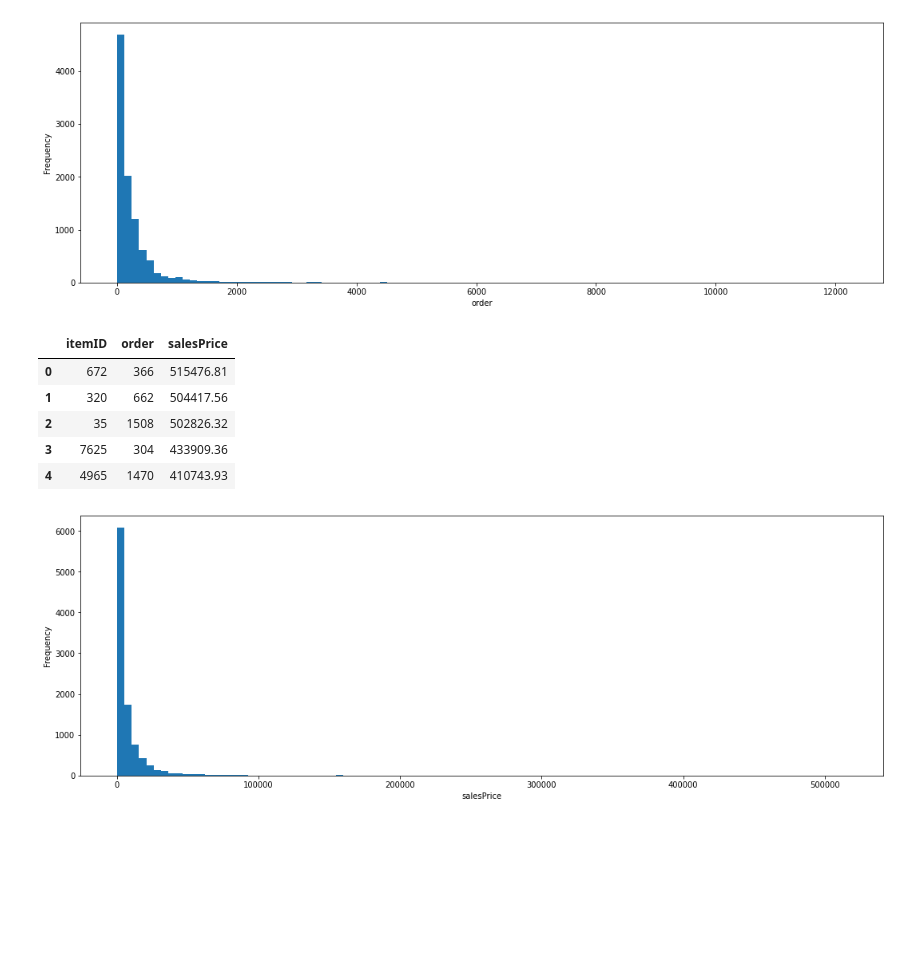
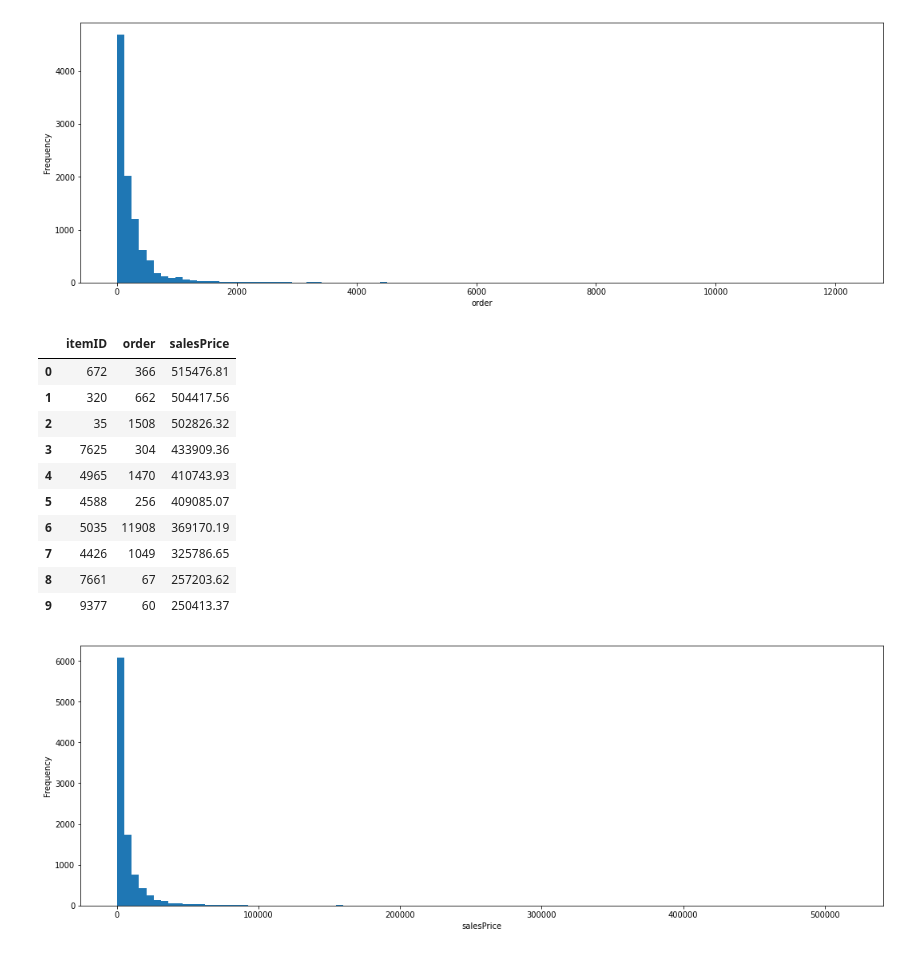
Before and after one commit to janwithb/data-mining-cup-2020, a Jupyter notebook: scripts/data_analysis.ipynb, the cells around one changed output. Cells and saved outputs as stored; diff of their text form; code cells hidden in the pictures; blank space fills up the shorter version.

```diff
--- a/scripts/data_analysis.ipynb
+++ b/scripts/data_analysis.ipynb
@@ -75,14 +89,19 @@ plt.show()
 [figure]
 # %%
 # products with the highest revenue
-top_sales_price.head()
+top_sales_price.head(10)
 # %% [output]
 |  | itemID | order | salesPrice |
 | 0 | 672 | 366 | 515476.81 |
 | 1 | 320 | 662 | 504417.56 |
 | 2 | 35 | 1508 | 502826.32 |
 | 3 | 7625 | 304 | 433909.36 |
 | 4 | 4965 | 1470 | 410743.93 |
+| 5 | 4588 | 256 | 409085.07 |
+| 6 | 5035 | 11908 | 369170.19 |
+| 7 | 4426 | 1049 | 325786.65 |
+| 8 | 7661 | 67 | 257203.62 |
+| 9 | 9377 | 60 | 250413.37 |
 # %%
 # 'order' distribution
 plot = top_sales_price['salesPrice'].plot(kind='hist', bins=100, figsize=(18, 6))
```
Also changed, not shown: parts of 42 cells of this notebook, 1 other file.
